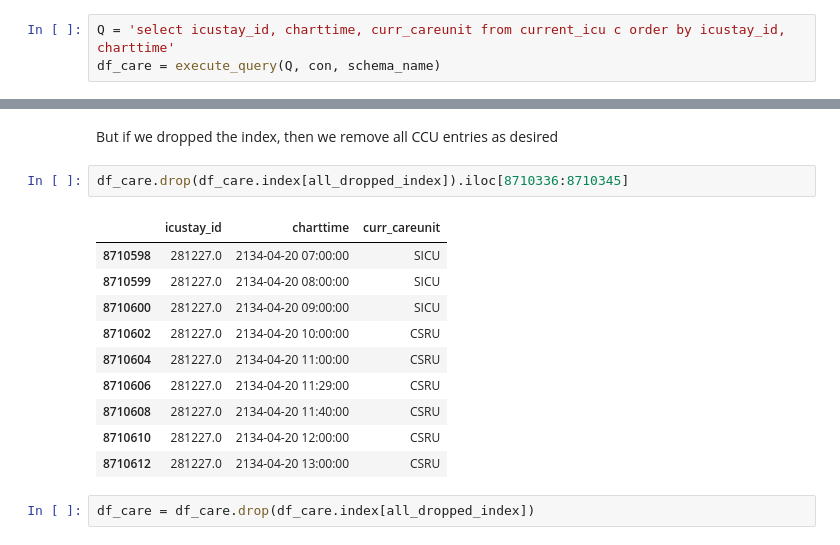
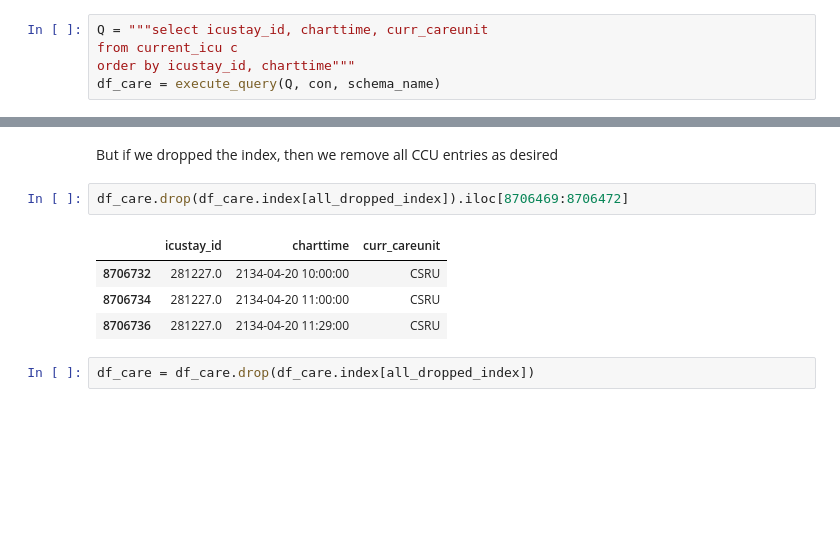
Before and after one commit to datasig-ac-uk/Sepsis_Label_Extraction, a Jupyter notebook: src/database/tables_to_csvs_final.ipynb, the cells around one changed output, grey strips where cells are left out. Saved outputs shown, nothing was run; the diff lists cells and outputs as text; blank space fills up the shorter version.

```diff
--- a/src/database/tables_to_csvs_final.ipynb
+++ b/src/database/tables_to_csvs_final.ipynb
@@ -64,7 +64,9 @@ def sepsis_summary(df_sepsis):
 # %% [markdown]
 We start by extracting vital sign information of the training data and merge with the current ICU the patients are in. To do so, we need to make sure that each patient has a uniquely defined position at any one time. So let us check the information from our current_icu view (see the `current_icu.sql` file for how this view is defined)
 # %%
-Q = 'select icustay_id, charttime, curr_careunit from current_icu c order by icustay_id, charttime'
+Q = """select icustay_id, charttime, curr_careunit
+from current_icu c
+order by icustay_id, charttime"""
 df_care = execute_query(Q, con, schema_name)
 # %% [markdown]
 Remove those entries that are not linked to an icustay_id
@@ -190,18 +187,12 @@ df_care.iloc[8710600:8710610]
 # %% [markdown]
 But if we dropped the index, then we remove all CCU entries as desired
 # %%
-df_care.drop(df_care.index[all_dropped_index]).iloc[8710336:8710345]
+df_care.drop(df_care.index[all_dropped_index]).iloc[8706469:8706472]
 # %% [output]
 |  | icustay_id | charttime | curr_careunit |
-| 8710598 | 281227.0 | 2134-04-20 07:00:00 | SICU |
-| 8710599 | 281227.0 | 2134-04-20 08:00:00 | SICU |
-| 8710600 | 281227.0 | 2134-04-20 09:00:00 | SICU |
-| 8710602 | 281227.0 | 2134-04-20 10:00:00 | CSRU |
-| 8710604 | 281227.0 | 2134-04-20 11:00:00 | CSRU |
-| 8710606 | 281227.0 | 2134-04-20 11:29:00 | CSRU |
-| 8710608 | 281227.0 | 2134-04-20 11:40:00 | CSRU |
-| 8710610 | 281227.0 | 2134-04-20 12:00:00 | CSRU |
-| 8710612 | 281227.0 | 2134-04-20 13:00:00 | CSRU |
+| 8706732 | 281227.0 | 2134-04-20 10:00:00 | CSRU |
+| 8706734 | 281227.0 | 2134-04-20 11:00:00 | CSRU |
+| 8706736 | 281227.0 | 2134-04-20 11:29:00 | CSRU |
 # %%
 df_care = df_care.drop(df_care.index[all_dropped_index])
 # %% [markdown]
```
Also changed, not shown: parts of 77 cells of this notebook, 5 other files.
